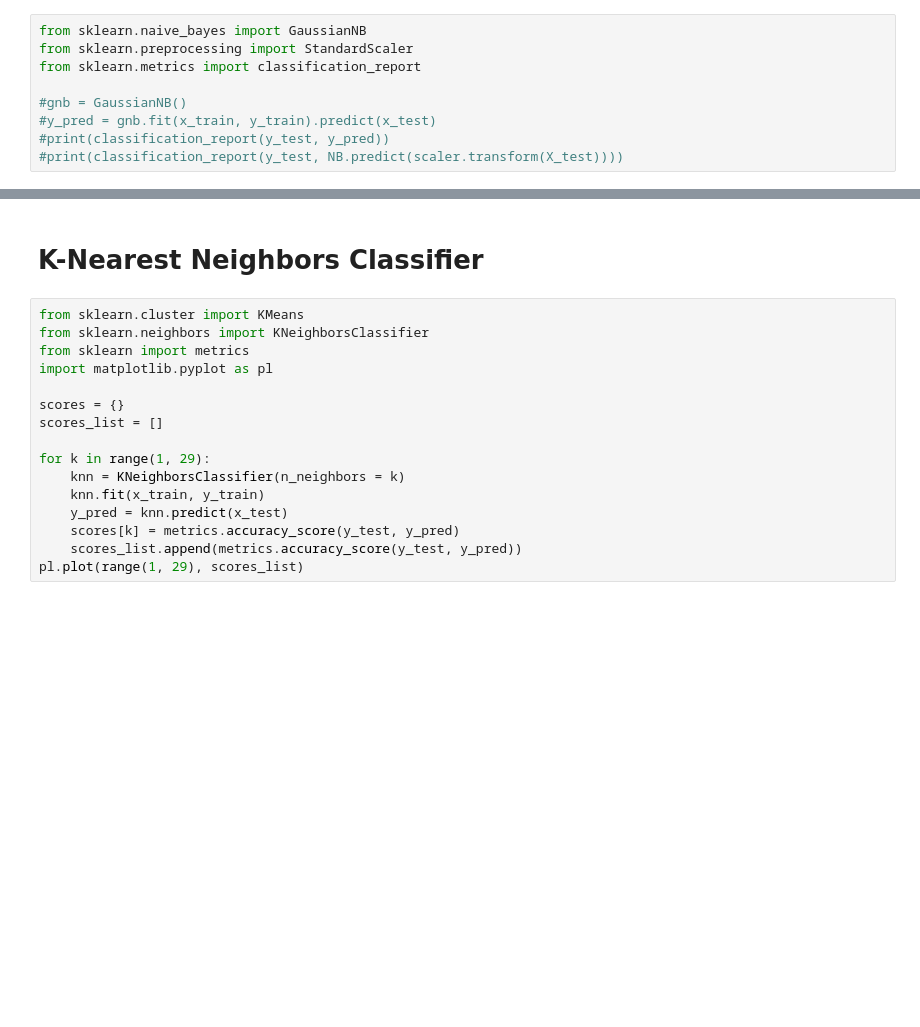
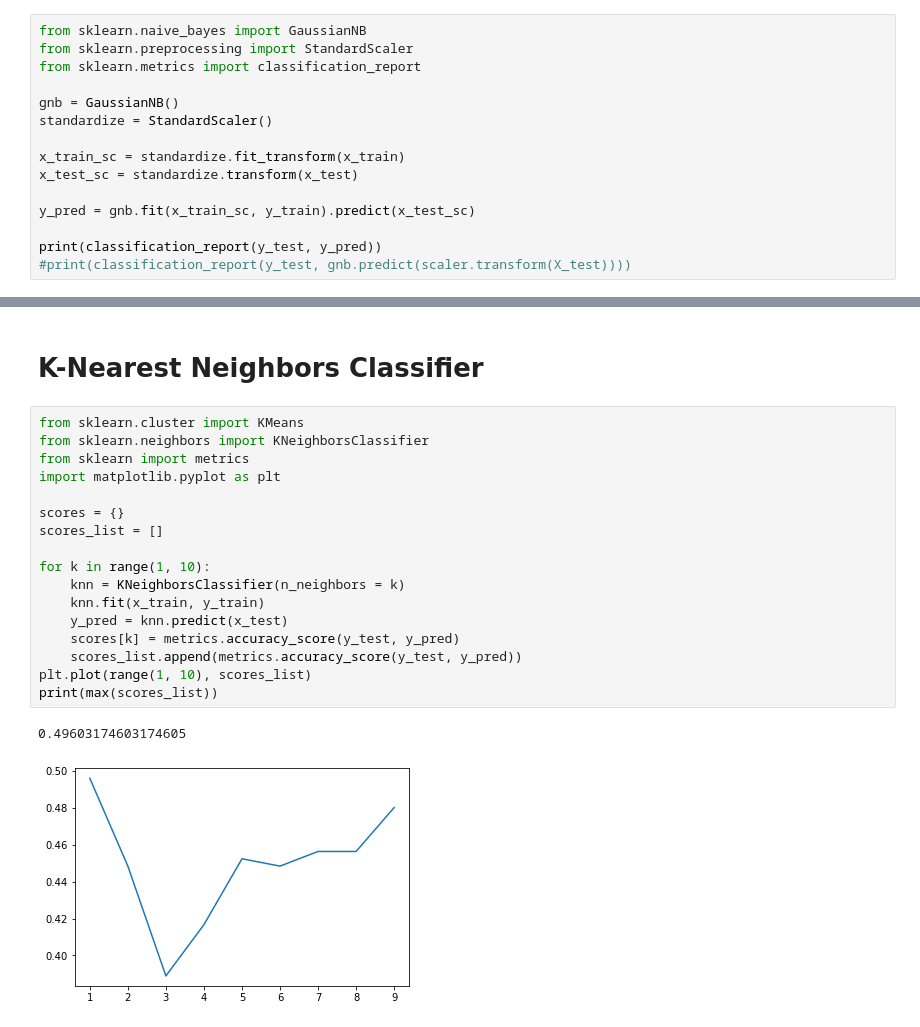
Before and after one commit to Davis-Data-Science-Club/Supermarket-Sales-Prediction, a Jupyter notebook: classification_modeling.ipynb, the cells around one changed output, grey strips where cells are left out. Drawn from its saved outputs; the diff is of its cells as text; blank space fills up the shorter version.

Commit message:
Update classification_modeling.ipynb
modeling

```diff
--- a/classification_modeling.ipynb
+++ b/classification_modeling.ipynb
@@ -145,7 +136,13 @@ from sklearn.naive_bayes import GaussianNB
 from sklearn.preprocessing import StandardScaler
 from sklearn.metrics import classification_report
 
-#gnb = GaussianNB()
-#y_pred = gnb.fit(x_train, y_train).predict(x_test)
-#print(classification_report(y_test, y_pred))
-#print(classification_report(y_test, NB.predict(scaler.transform(X_test))))
+gnb = GaussianNB()
+standardize = StandardScaler()
+
+x_train_sc = standardize.fit_transform(x_train)
+x_test_sc = standardize.transform(x_test)
+
+y_pred = gnb.fit(x_train_sc, y_train).predict(x_test_sc)
+
+print(classification_report(y_test, y_pred))
+#print(classification_report(y_test, gnb.predict(scaler.transform(X_test))))
@@ -154,16 +163,20 @@ from sklearn.metrics import classification_report
 # %%
 from sklearn.cluster import KMeans
 from sklearn.neighbors import KNeighborsClassifier
 from sklearn import metrics
-import matplotlib.pyplot as pl
+import matplotlib.pyplot as plt
 
 scores = {}
 scores_list = []
 
-for k in range(1, 29):
+for k in range(1, 10):
     knn = KNeighborsClassifier(n_neighbors = k)
     knn.fit(x_train, y_train)
     y_pred = knn.predict(x_test)
     scores[k] = metrics.accuracy_score(y_test, y_pred)
     scores_list.append(metrics.accuracy_score(y_test, y_pred))
-pl.plot(range(1, 29), scores_list)
+plt.plot(range(1, 10), scores_list)
+print(max(scores_list))
+# %% [output]
+0.49603174603174605
+[figure, added]
```
Also changed, not shown: parts of 8 cells of this notebook.
